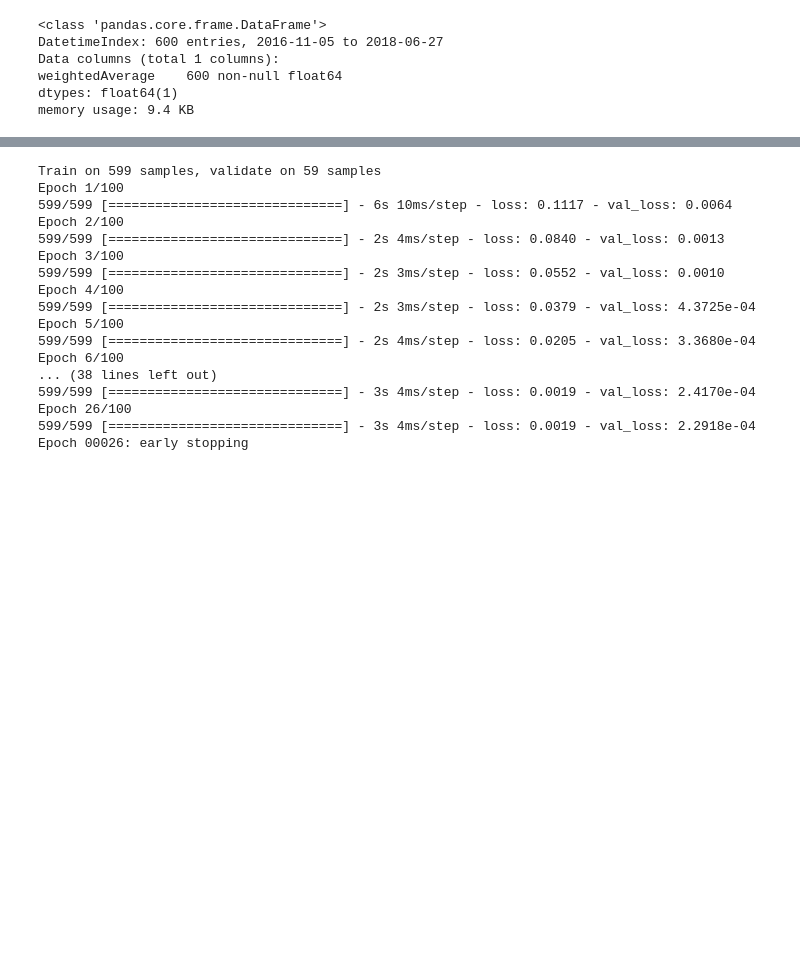
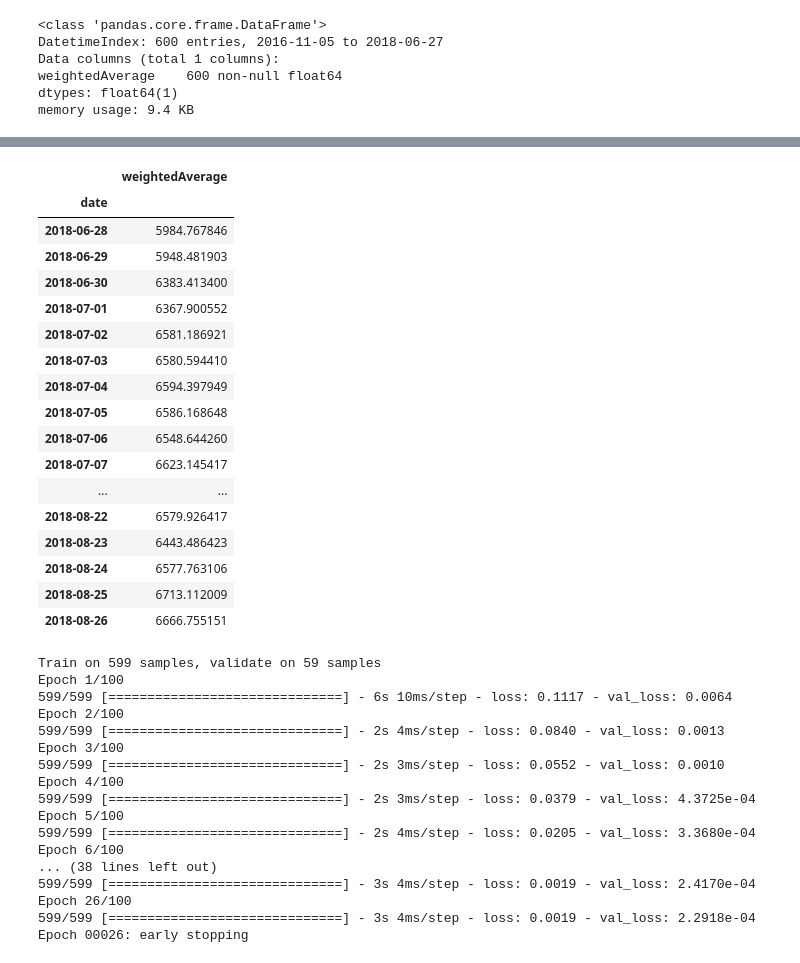
Before and after one commit to cgarciadiaz/An-lisis-de-criptomonedas, a Jupyter notebook: cryptocurrency_prediction_deep_learning.ipynb, the cells around one changed output, grey strips where cells are left out. Cells and saved outputs as stored; diff of their text form; code cells hidden in the pictures; blank space fills up the shorter version.

```diff
--- a/cryptocurrency_prediction_deep_learning.ipynb
+++ b/cryptocurrency_prediction_deep_learning.ipynb
@@ -539,3 +563,24 @@ X_test, Y_test = create_lookback(test_set, look_back)
+# %%
+df_test
+# %% [output]
+|  | weightedAverage |
+| date |  |
+| 2018-06-28 | 5984.767846 |
+| 2018-06-29 | 5948.481903 |
+| 2018-06-30 | 6383.413400 |
+| 2018-07-01 | 6367.900552 |
+| 2018-07-02 | 6581.186921 |
+| 2018-07-03 | 6580.594410 |
+| 2018-07-04 | 6594.397949 |
+| 2018-07-05 | 6586.168648 |
+| 2018-07-06 | 6548.644260 |
+| 2018-07-07 | 6623.145417 |
+| ... | ... |
+| 2018-08-22 | 6579.926417 |
+| 2018-08-23 | 6443.486423 |
+| 2018-08-24 | 6577.763106 |
+| 2018-08-25 | 6713.112009 |
+| 2018-08-26 | 6666.755151 |
 # %%
 # Y_test
 # %%
```
Also changed, not shown: parts of 4 cells of this notebook, 3 other files.
